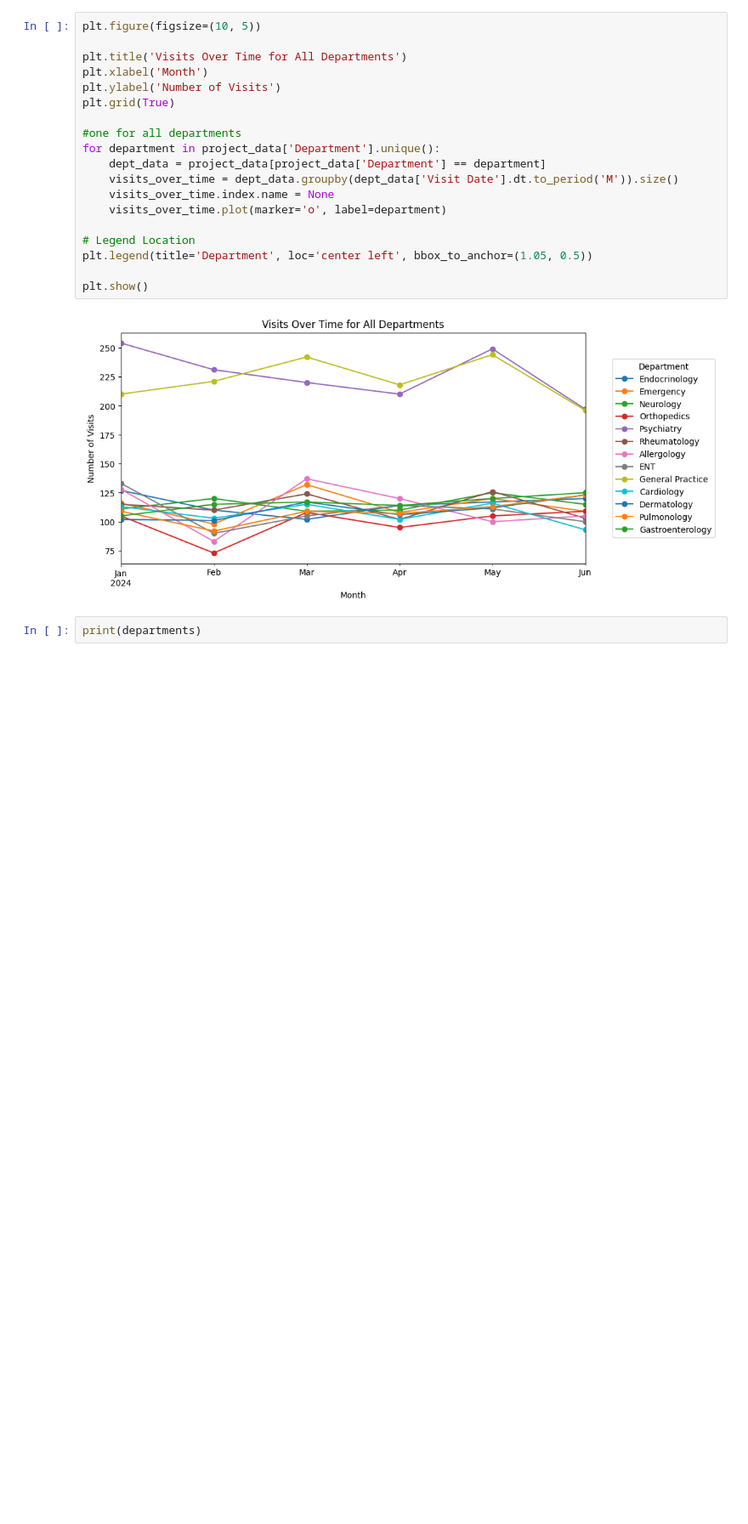
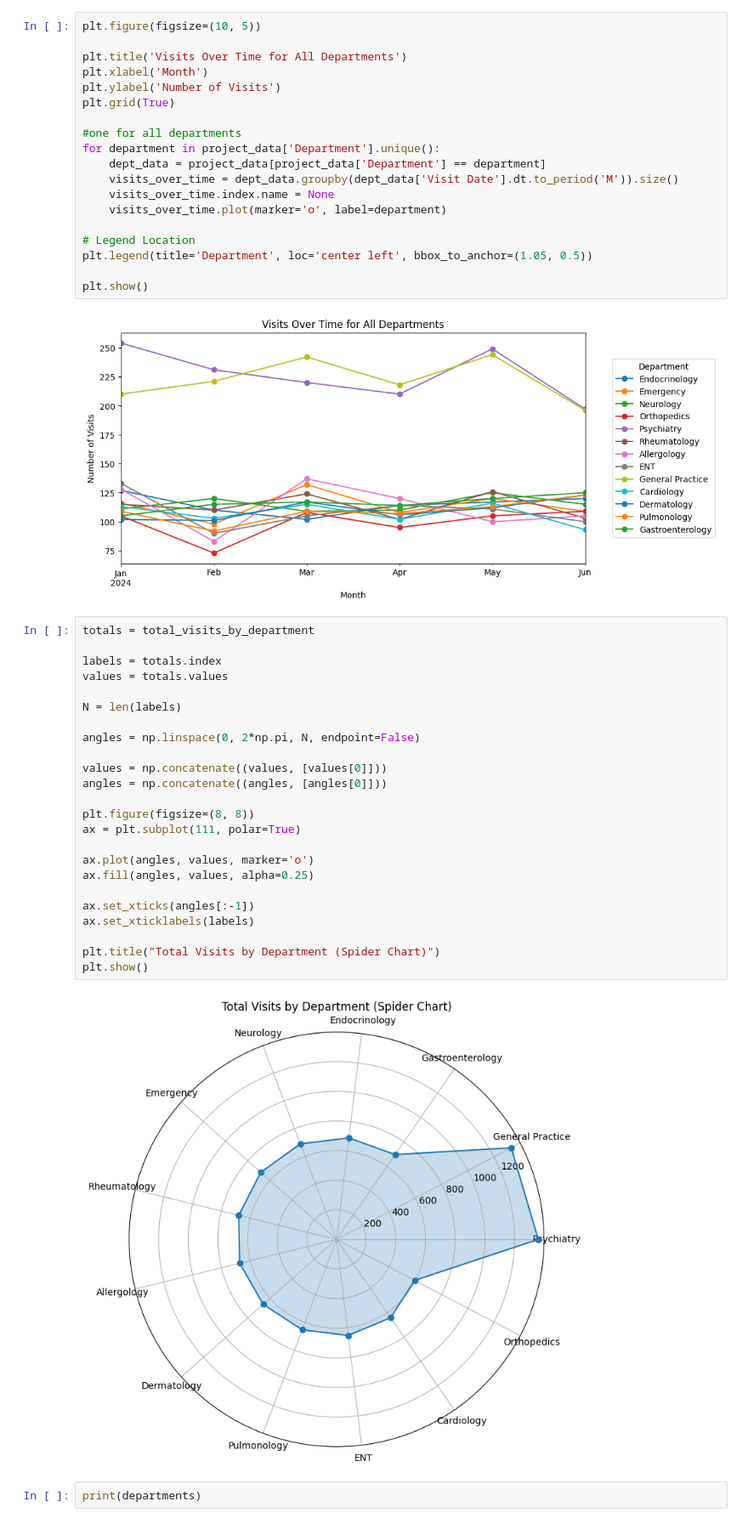
Before and after one commit to gugaffranco/datapreprocessing, a Jupyter notebook: G08 - Code.ipynb, the cells around one changed output. Shown at 85% size. Cells and saved outputs as stored; diff of their text form; blank space fills up the shorter version.

```diff
--- a/G08 - Code.ipynb
+++ b/G08 - Code.ipynb
@@ -419,6 +417,32 @@ plt.legend(title='Department', loc='center left', bbox_to_anchor=(1.05, 0.5))
 plt.show()
 # %% [output]
 [figure]
+# %%
+totals = total_visits_by_department
+
+labels = totals.index
+values = totals.values
+
+N = len(labels)
+
+angles = np.linspace(0, 2*np.pi, N, endpoint=False)
+
+values = np.concatenate((values, [values[0]]))
+angles = np.concatenate((angles, [angles[0]]))
+
+plt.figure(figsize=(8, 8))
+ax = plt.subplot(111, polar=True)
+
+ax.plot(angles, values, marker='o')
+ax.fill(angles, values, alpha=0.25)
+
+ax.set_xticks(angles[:-1])
+ax.set_xticklabels(labels)
+
+plt.title("Total Visits by Department (Spider Chart)")
+plt.show()
+# %% [output]
+[figure, added]
 # %%
 print(departments)
 # %% [output]
```
Also changed, not shown: parts of 4 cells of this notebook.
